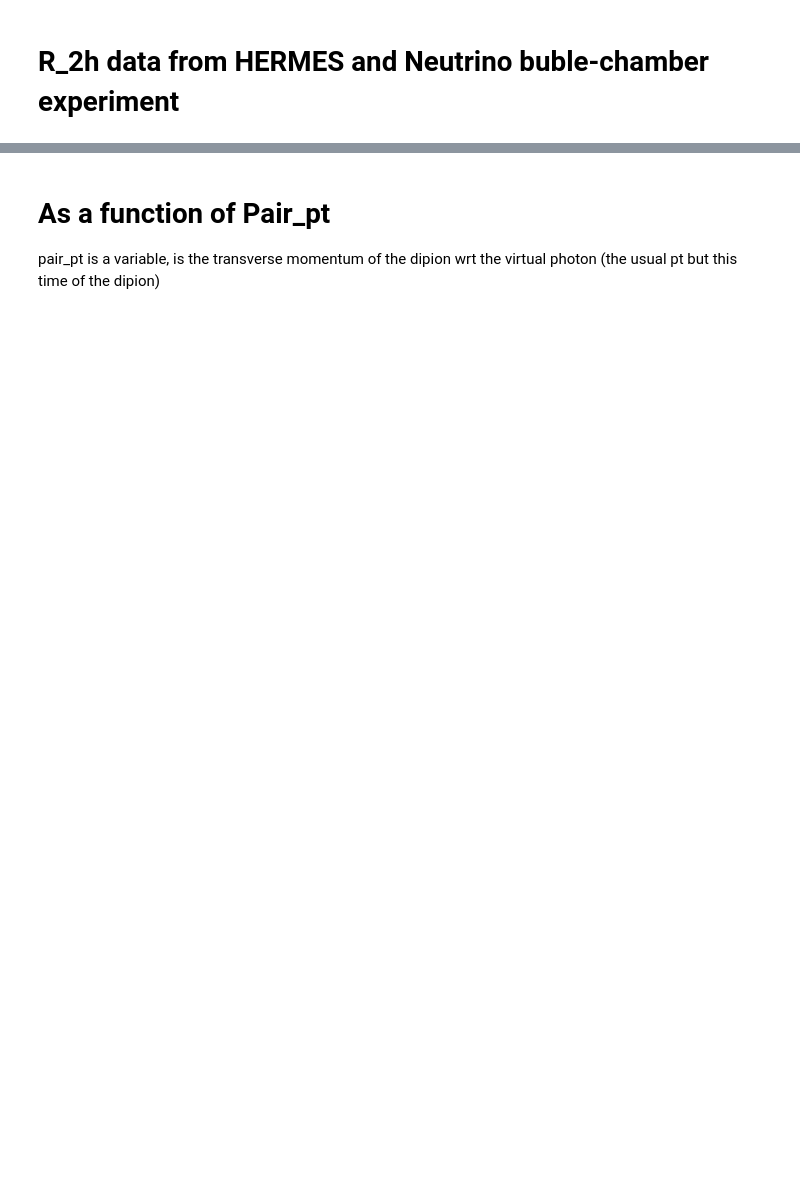
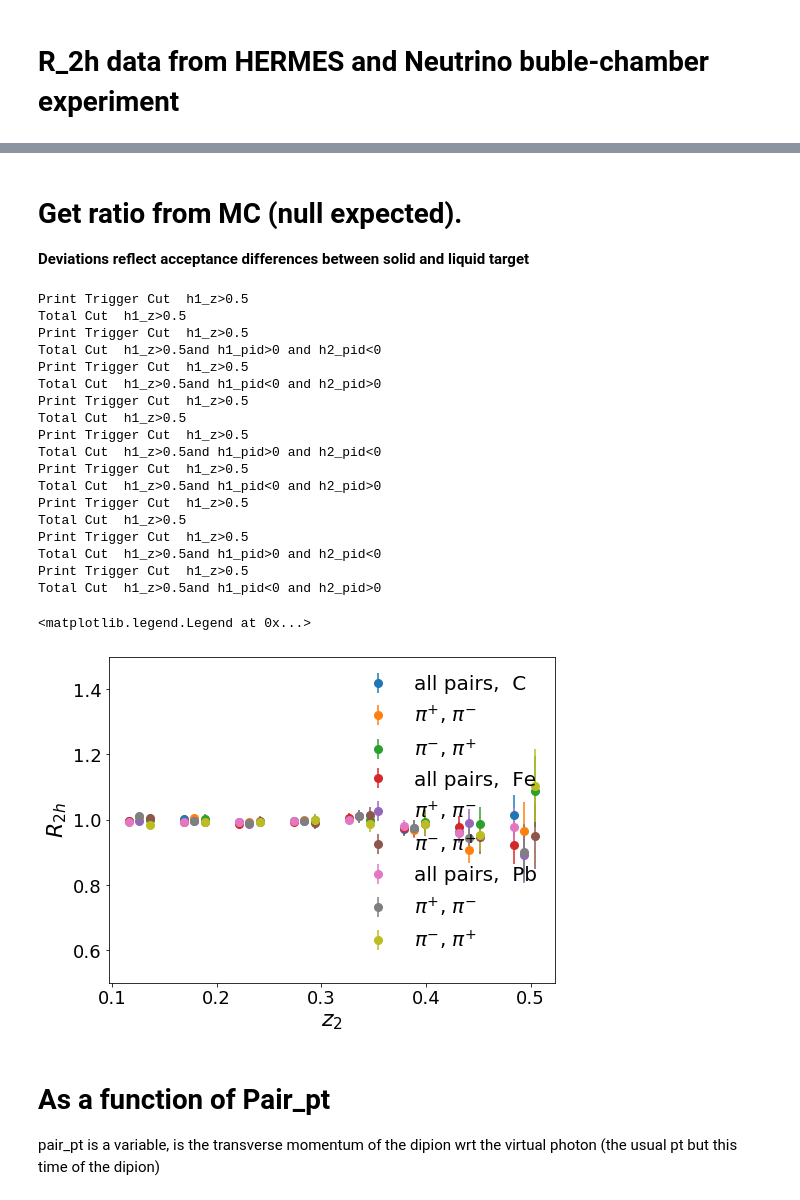
Before and after one commit to smoranvas/di-hadron, a Jupyter notebook: getRatios.ipynb, the cells around one changed output, grey strips where cells are left out. Saved outputs shown, nothing was run; the diff lists cells and outputs as text; code cells hidden in the pictures; blank space fills up the shorter version.

```diff
--- a/getRatios.ipynb
+++ b/getRatios.ipynb
@@ -258,3 +457,52 @@ plt.show()
+# %% [markdown]
+
+# Get ratio from MC (null expected).
+**Deviations reflect acceptance differences between solid and liquid target**
+# %%
+fig = plt.figure(figsize=(8,6))
+
+for i,target in enumerate(['C','Fe','Pb']):
+    r, err,x = getRatio(df_mc['%s'%target], df_mc['D'],
+                        df_mc_trigger['%s_trigger'%target], df_mc_trigger['D_trigger'],
+                        minz=0.08)
+
+    plt.errorbar(x+0.01,r,yerr=err,label='all pairs,  %s'%target,fmt='o',ms=8)
+    r, err,x = getRatio(df_mc['%s'%target], df_mc['D'],
+                        df_mc_trigger['%s_trigger'%target], df_mc_trigger['D_trigger'],
+                        minz=0.08,    pair_cut='and h1_pid>0 and h2_pid<0')
+    plt.errorbar(x+0.02,r,yerr=err,label='$\pi^{+}$, $\pi^{-}$',fmt='o',ms=8)
+
+
+    r, err,x = getRatio(df_mc['%s'%target], df_mc['D'],
+                        df_mc_trigger['%s_trigger'%target], df_mc_trigger['D_trigger'],
+                        minz=0.08,    pair_cut='and h1_pid<0 and h2_pid>0')
+    plt.errorbar(x+0.03,r,yerr=err,label='$\pi^{-}$, $\pi^{+}$',fmt='o',ms=8)
+
+plt.ylabel(r'$R_{2h}$',fontsize=22)
+plt.xlabel(r'$z_{2}$',fontsize=22)
+plt.ylim([0.5,1.5])
+plt.legend(frameon=False,loc='best')
+# %% [output]
+Print Trigger Cut  h1_z>0.5
+Total Cut  h1_z>0.5
+Print Trigger Cut  h1_z>0.5
+Total Cut  h1_z>0.5and h1_pid>0 and h2_pid<0
+Print Trigger Cut  h1_z>0.5
+Total Cut  h1_z>0.5and h1_pid<0 and h2_pid>0
+Print Trigger Cut  h1_z>0.5
+Total Cut  h1_z>0.5
+Print Trigger Cut  h1_z>0.5
+Total Cut  h1_z>0.5and h1_pid>0 and h2_pid<0
+Print Trigger Cut  h1_z>0.5
+Total Cut  h1_z>0.5and h1_pid<0 and h2_pid>0
+Print Trigger Cut  h1_z>0.5
+Total Cut  h1_z>0.5
+Print Trigger Cut  h1_z>0.5
+Total Cut  h1_z>0.5and h1_pid>0 and h2_pid<0
+Print Trigger Cut  h1_z>0.5
+Total Cut  h1_z>0.5and h1_pid<0 and h2_pid>0
+<matplotlib.legend.Legend at 0x...>
+[figure, added]
 # %% [markdown]
 # As a function of Pair_pt
 pair_pt is a variable, is the transverse momentum of the dipion wrt the virtual photon (the usual pt but this time of the dipion)
```
Also changed, not shown: parts of 40 cells of this notebook.
